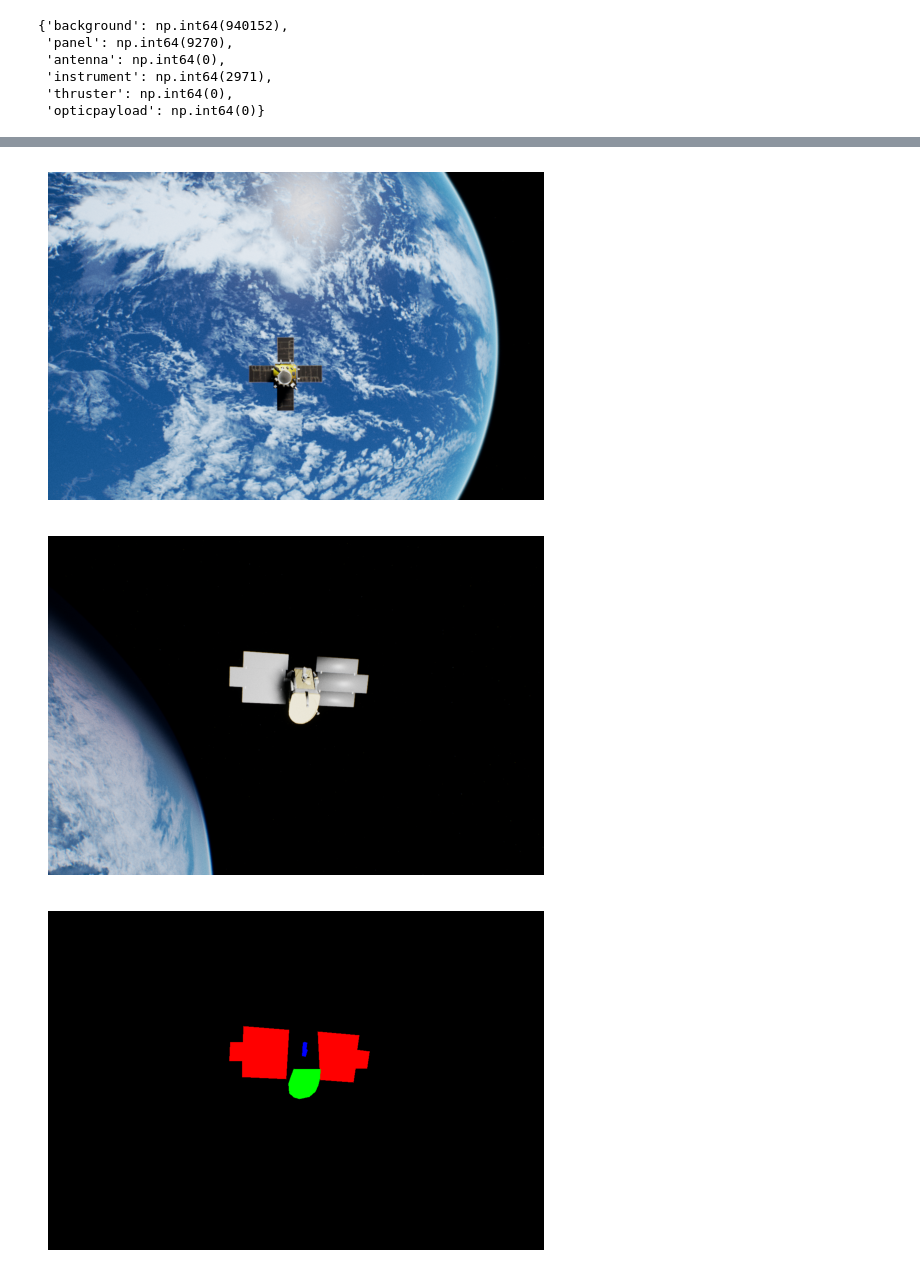
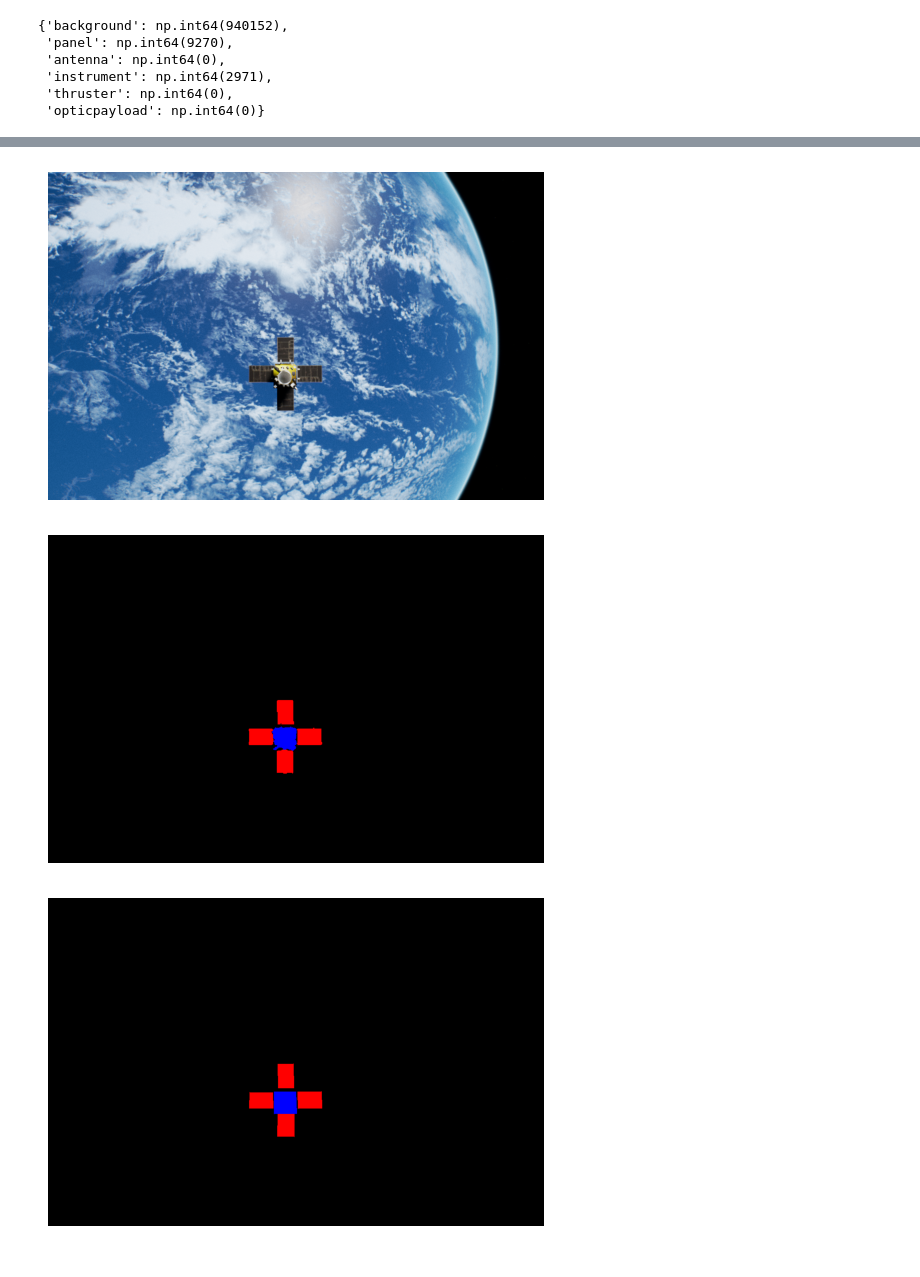
Before and after one commit to CloudDragonGong/ultralytics-Satellite, a Jupyter notebook: pythonProject1/UESD.ipynb, the cells around one changed output, grey strips where cells are left out. Drawn from its saved outputs; the diff is of its cells as text; code cells hidden in the pictures.

```diff
--- a/pythonProject1/UESD.ipynb
+++ b/pythonProject1/UESD.ipynb
@@ -59,10 +60,3 @@ def convert_to_rgb(grayscale_image_path):
         rgb_image[image_array == gray_value] = color
 
     return rgb_image
-# %%
-import matplotlib.pyplot as plt
-image = convert_to_rgb('/Volumes/My Passport/dataset/UESD/train-1/00011.png')
-plt.imshow(image)
-plt.axis('off')  # 不显示坐标轴
-plt.title('RGB Visualization of Gray Image')
-plt.show()
@@ -71,18 +63,13 @@ plt.show()
-# %%
-image_ori = Image.open('/Volumes/My Passport/dataset/UESD/train/00011.png')
-plt.imshow(image_ori)
-plt.axis('off')
-plt.show()
-# %% [output]
-[figure, removed]
 # %%
-image_ori = Image.open('/Volumes/My Passport/dataset/UESD/train/09579.png')
-image_lab = convert_to_rgb('/Volumes/My Passport/dataset/UESD/train-1/09579.png')
-images = [image_ori, image_lab]
+image_ori = Image.open('/Volumes/My Passport/dataset/UESD/test/images/00011.png')
+image_lab = convert_to_rgb('/Volumes/My Passport/dataset/UESD/test/g_labels/00011.png')
+image_lab_truth = convert_to_rgb('/Volumes/My Passport/dataset/UESD/test/truth_labels/00011.png')
+images = [image_ori, image_lab,image_lab_truth]
 for image in images:
     plt.imshow(image)
     plt.axis('off')
     plt.show()
 # %% [output]
-[figure, old version]
+[figure, new version]
-[figure, old version]
+[figure, new version]
+[figure, added]
```
Also changed, not shown: parts of 5 cells of this notebook, 9 other files.
